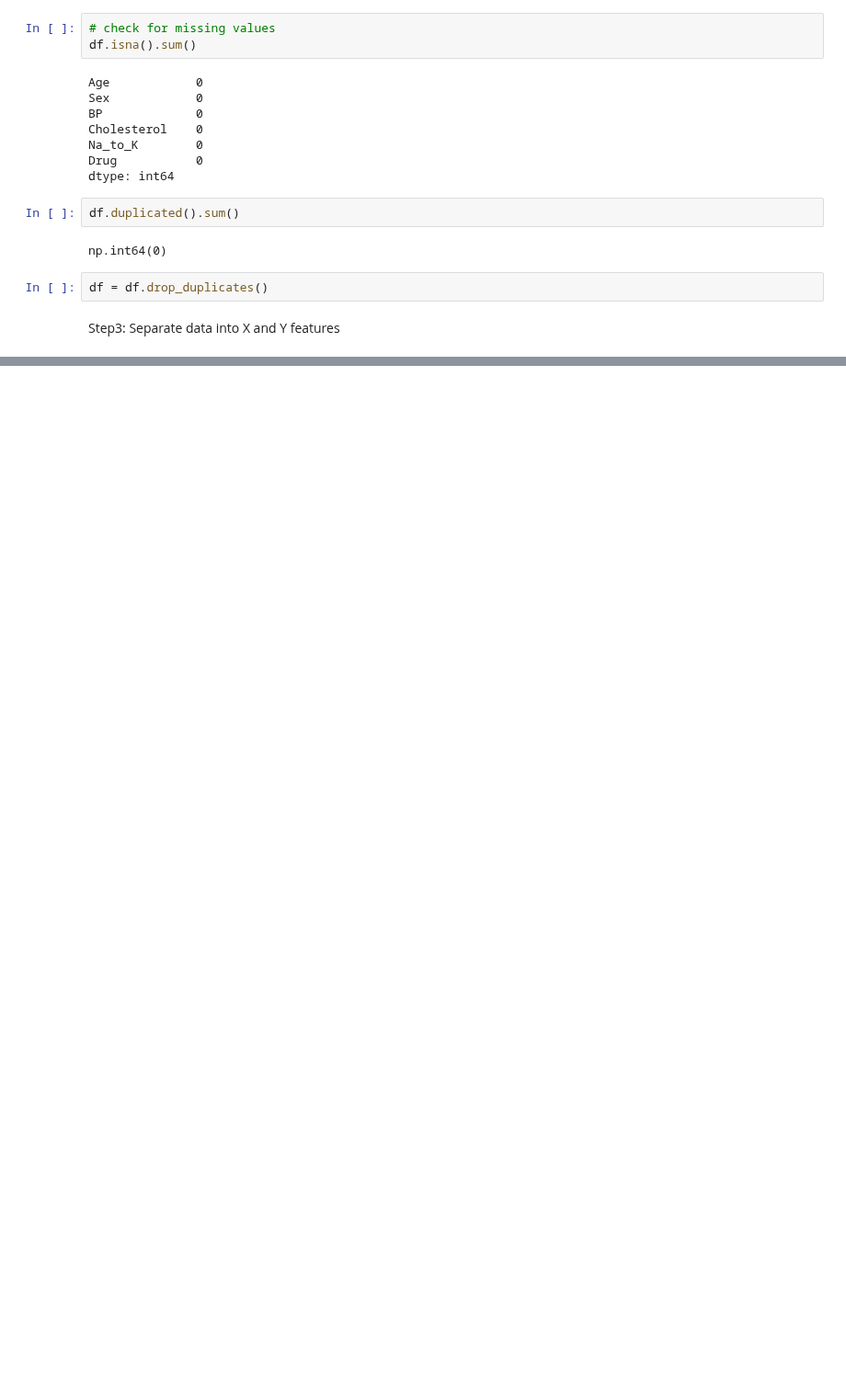
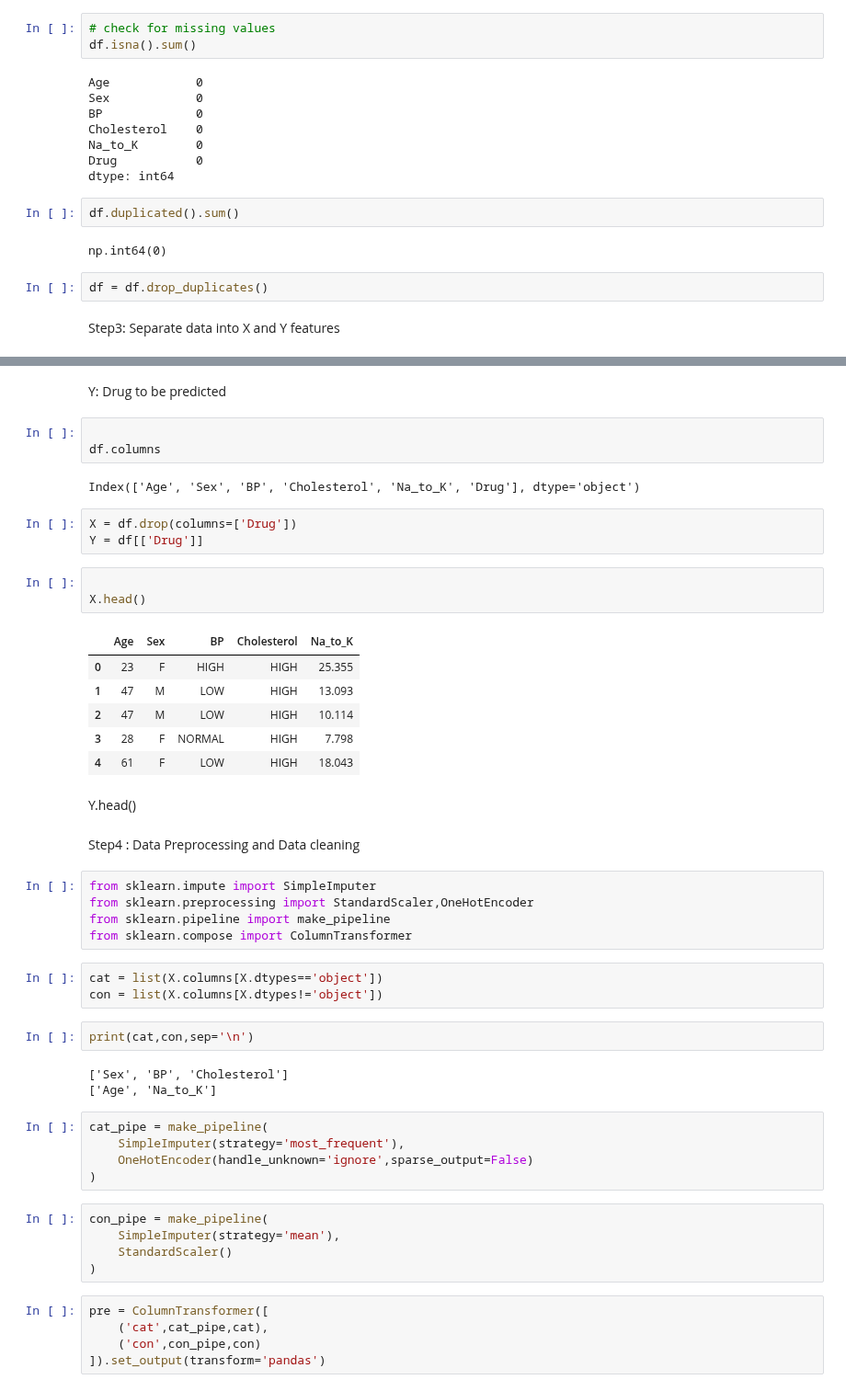
Before and after one commit to Paridhijain-githb/Machine-_learning_01, a Jupyter notebook: Decision tree classifier/Decisiontreeclassifier.ipynb, the cells around one changed output, grey strips where cells are left out. Shown at 92% size. Drawn from its saved outputs; the diff is of its cells as text; blank space fills up the shorter version.

```diff
--- a/Decision tree classifier/Decisiontreeclassifier.ipynb
+++ b/Decision tree classifier/Decisiontreeclassifier.ipynb
@@ -73,0 +71,52 @@ SyntaxError: invalid syntax (1262741333.py, line 1)
+# %% [markdown]
+Y: Drug to be predicted
+# %%
+
+df.columns
+# %% [output]
+Index(['Age', 'Sex', 'BP', 'Cholesterol', 'Na_to_K', 'Drug'], dtype='object')
+# %%
+X = df.drop(columns=['Drug'])
+Y = df[['Drug']]
+# %%
+
+X.head()
+# %% [output]
+|  | Age | Sex | BP | Cholesterol | Na_to_K |
+| 0 | 23 | F | HIGH | HIGH | 25.355 |
+| 1 | 47 | M | LOW | HIGH | 13.093 |
+| 2 | 47 | M | LOW | HIGH | 10.114 |
+| 3 | 28 | F | NORMAL | HIGH | 7.798 |
+| 4 | 61 | F | LOW | HIGH | 18.043 |
+# %% [markdown]
+Y.head()
+# %% [markdown]
+Step4 : Data Preprocessing and Data cleaning
+# %%
+from sklearn.impute import SimpleImputer
+from sklearn.preprocessing import StandardScaler,OneHotEncoder
+from sklearn.pipeline import make_pipeline
+from sklearn.compose import ColumnTransformer
+# %%
+cat = list(X.columns[X.dtypes=='object'])
+con = list(X.columns[X.dtypes!='object'])
+# %%
+print(cat,con,sep='\n')
+# %% [output]
+['Sex', 'BP', 'Cholesterol']
+['Age', 'Na_to_K']
+# %%
+cat_pipe = make_pipeline(
+    SimpleImputer(strategy='most_frequent'),
+    OneHotEncoder(handle_unknown='ignore',sparse_output=False)
+)
+# %%
+con_pipe = make_pipeline(
+    SimpleImputer(strategy='mean'),
+    StandardScaler()
+)
+# %%
+pre = ColumnTransformer([
+    ('cat',cat_pipe,cat),
+    ('con',con_pipe,con)
+]).set_output(transform='pandas')
```
Also changed, not shown: parts of 16 cells of this notebook.
